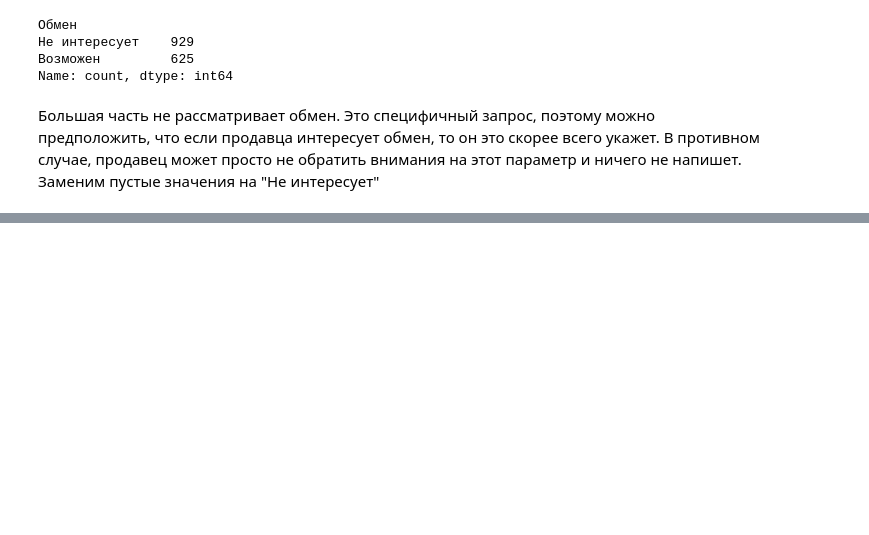
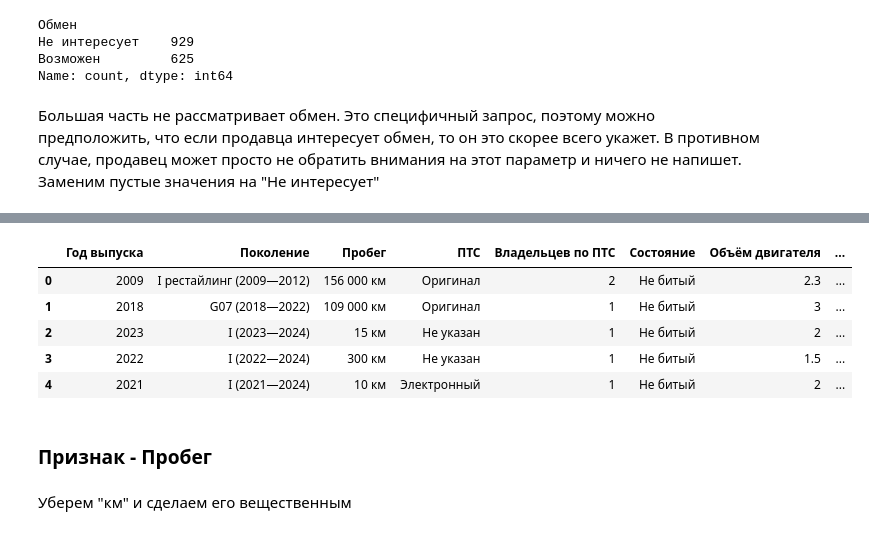
Before and after one commit to DmitryKolbanov/data-science-projects, a Jupyter notebook: car_price/notebooks/data_prep.ipynb, the cells around one changed output, grey strips where cells are left out. Drawn from its saved outputs; the diff is of its cells as text; code cells hidden in the pictures; blank space fills up the shorter version.

```diff
--- a/car_price/notebooks/data_prep.ipynb
+++ b/car_price/notebooks/data_prep.ipynb
@@ -115,7 +116,7 @@ data.loc[1621, 'Модификация'] = "1.6 CVT (190 л.с.) 4WD"
 # %% [markdown]
 Модификация включает себя следующий параметры автомобиля: характеристики двигателя (объем, мощность, тип топлива, индекс/наименование), тип привода, тип КПП. Получается, данный признак дублирует информацию 4-х других признаков - **Объём двигателя**, **Тип двигателя**, **Коробка передач**, **Привод**. Тогда заменим признак **Модификация** на **Мощность**, вытащив нужную информацию
 # %%
-data['Мощность'] = data['Модификация'].apply(lambda x: str(x).split()[-2].replace('(', ''))
+data['Мощность'] = data['Модификация'].apply(lambda x: str(x).split('(')[-1].split()[0])
 data.head()
 # %% [output]
 |  | Год выпуска | Поколение | Пробег | ПТС | Владельцев по ПТС | Состояние | Модификация | Объём двигателя | ... |
@@ -214,0 +231,3 @@ data['Обмен'].fillna('Не интересует', inplace=True)
+# %%
+# Создадим новый признак "Лет в эксплуатации"
+data['Лет в эксплуатации'] = 2025 - data['Год выпуска']
@@ -214,0 +237,13 @@ data['Обмен'].fillna('Не интересует', inplace=True)
+# %%
+data.head()
+# %% [output]
+|  | Год выпуска | Поколение | Пробег | ПТС | Владельцев по ПТС | Состояние | Объём двигателя | ... |
+| 0 | 2009 | I рестайлинг (2009—2012) | 156 000 км | Оригинал | 2 | Не битый | 2.3 | ... |
+| 1 | 2018 | G07 (2018—2022) | 109 000 км | Оригинал | 1 | Не битый | 3 | ... |
+| 2 | 2023 | I (2023—2024) | 15 км | Не указан | 1 | Не битый | 2 | ... |
+| 3 | 2022 | I (2022—2024) | 300 км | Не указан | 1 | Не битый | 1.5 | ... |
+| 4 | 2021 | I (2021—2024) | 10 км | Электронный | 1 | Не битый | 2 | ... |
+# %% [markdown]
+### Признак - **Пробег**
+# %% [markdown]
+Уберем "км" и сделаем его вещественным
```
Also changed, not shown: parts of 26 cells of this notebook.
